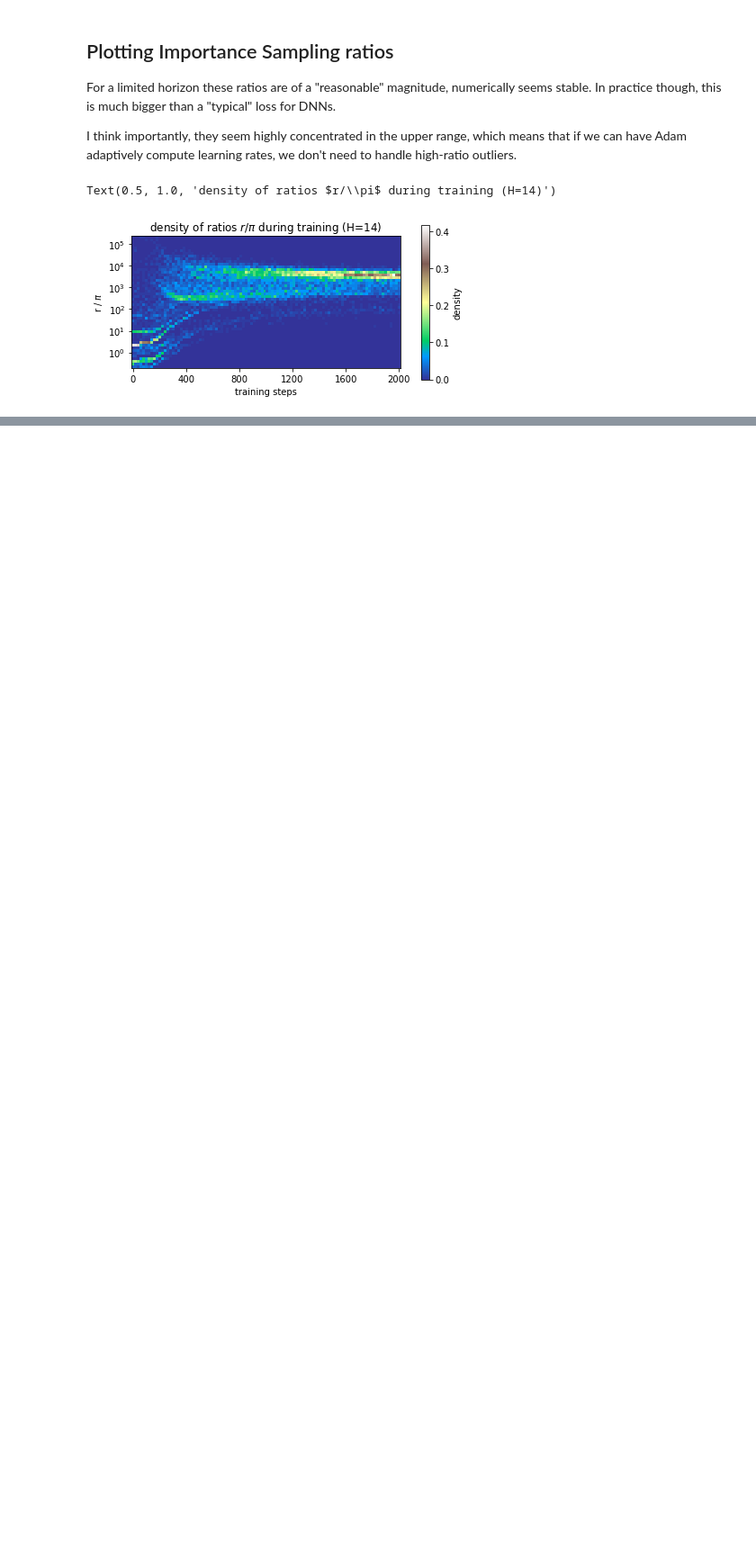
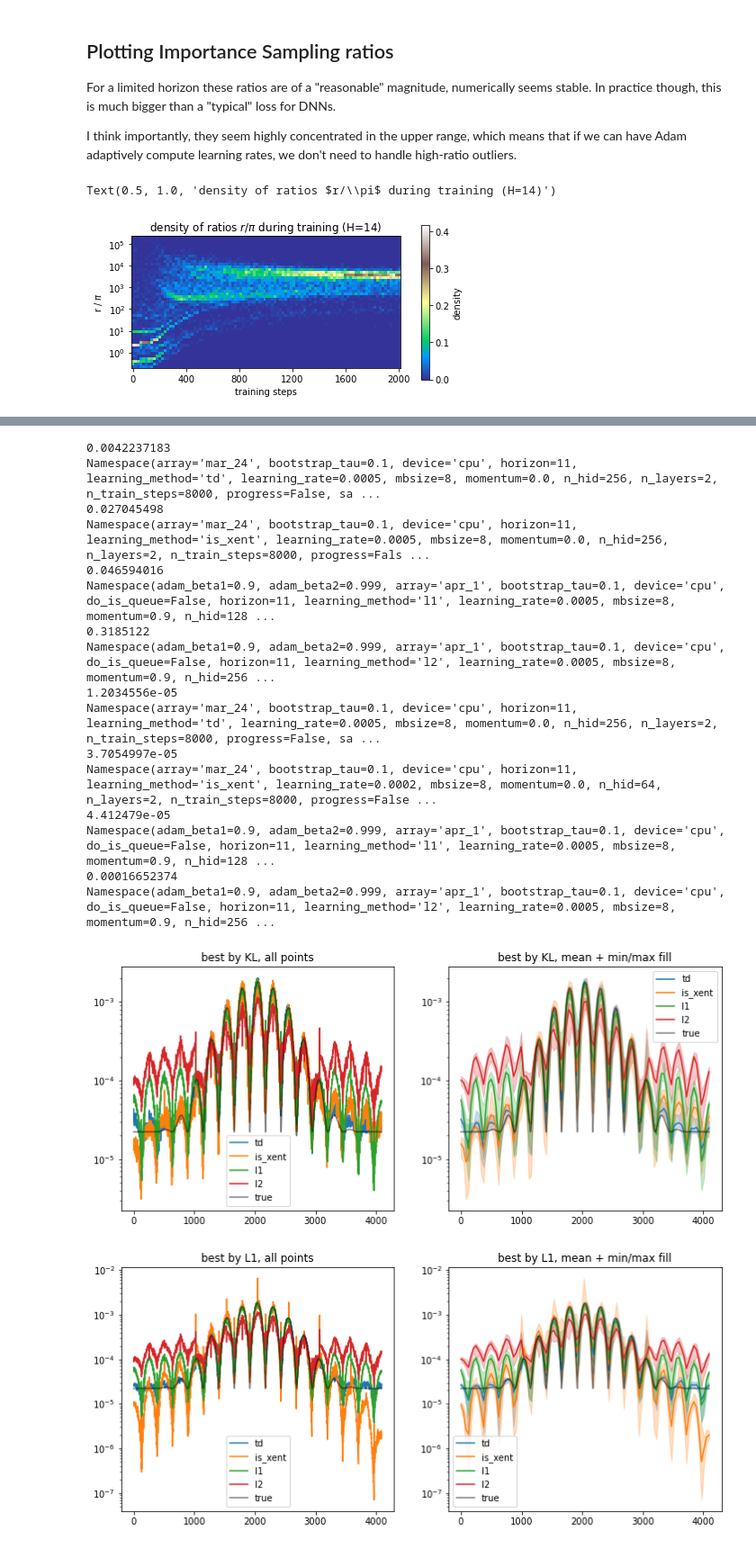
Before and after one commit to MKorablyov/LambdaZero, a Jupyter notebook: LambdaZero/examples/generative_models/toy_1d_plots.ipynb, the cells around one changed output, grey strips where cells are left out. Shown: that part at 90% size. Cells and saved outputs as stored; diff of their text form; code cells hidden in the pictures; blank space fills up the shorter version.

Commit message:
additional plots with L1/L2

```diff
--- a/LambdaZero/examples/generative_models/toy_1d_plots.ipynb
+++ b/LambdaZero/examples/generative_models/toy_1d_plots.ipynb
@@ -99,0 +137,20 @@ Text(0.5, 1.0, 'density of ratios $r/\\pi$ during training (H=14)')
+# %%
+res = res_mar_24_l1l2
+methods = ('td', 'is_xent', 'l1', 'l2')
+means_by = defaultdict(lambda: defaultdict(lambda: defaultdict(list)))
+attrs = ['learning_method horizon', 'learning_method learning_rate', 'learning_method n_hid', 'learning_method uniform_sample_prob']
+_attrs = set(sum([i.split() for i in attrs], []))
+attr_ranges = defaultdict(set)
+method_best = defaultdict(lambda:defaultdict(lambda: (1e9,)))
+for exp in res:
+    measures = {'KL': -np.float32(exp['p_dists'])[-10:, 1].mean(),
+                'L1': np.float32(exp['p_dists'])[-10:, 0].mean(),}
+    args = exp['args']
+    for m in measures:
+        if args.horizon == 11 and measures[m] < method_best[m][args.learning_method][0]:
+            method_best[m][args.learning_method] = (measures[m], args, exp)
+    for a in _attrs:
+        attr_ranges[a].add(getattr(args, a))
+    for attr in attrs:
+        for k in measures.keys():
+            means_by[attr][tuple(getattr(args, i) for i in attr.split(' '))][k].append(measures[k])
@@ -99,0 +159,40 @@ Text(0.5, 1.0, 'density of ratios $r/\\pi$ during training (H=14)')
+# %%
+for m in sorted(method_best.keys()):
+    f, ax = pp.subplots(1, 2, figsize=(12, 5))
+    pp.sca(ax[0])
+    pp.title(f'best by {m}, all points')
+    for i in methods:
+        l1, args, exp = method_best[m][i]
+        print(l1)
+        print(args)
+        pp.plot(exp['est_d'], label=i)
+    pp.plot(exp['true_d'], label='true', color='black', alpha=0.5)
+    pp.yscale('log')
+    pp.legend()
+    pp.sca(ax[1])
+    pp.title(f'best by {m}, mean + min/max fill')
+    for i in methods:
+        l1, args, exp = method_best[m][i]
+        smooth_plot(exp['est_d'], fill_minmax=True, label=i)
+    pp.plot(exp['true_d'], label='true', color='black', alpha=0.5)
+    pp.yscale('log')
+    pp.legend()
+# %% [output]
+0.0042237183
+Namespace(array='mar_24', bootstrap_tau=0.1, device='cpu', horizon=11, learning_method='td', learning_rate=0.0005, mbsize=8, momentum=0.0, n_hid=256, n_layers=2, n_train_steps=8000, progress=False, sa ...
+0.027045498
+Namespace(array='mar_24', bootstrap_tau=0.1, device='cpu', horizon=11, learning_method='is_xent', learning_rate=0.0005, mbsize=8, momentum=0.0, n_hid=256, n_layers=2, n_train_steps=8000, progress=Fals ...
+0.046594016
+Namespace(adam_beta1=0.9, adam_beta2=0.999, array='apr_1', bootstrap_tau=0.1, device='cpu', do_is_queue=False, horizon=11, learning_method='l1', learning_rate=0.0005, mbsize=8, momentum=0.9, n_hid=128 ...
+0.3185122
+Namespace(adam_beta1=0.9, adam_beta2=0.999, array='apr_1', bootstrap_tau=0.1, device='cpu', do_is_queue=False, horizon=11, learning_method='l2', learning_rate=0.0005, mbsize=8, momentum=0.9, n_hid=256 ...
+1.2034556e-05
+Namespace(array='mar_24', bootstrap_tau=0.1, device='cpu', horizon=11, learning_method='td', learning_rate=0.0005, mbsize=8, momentum=0.0, n_hid=256, n_layers=2, n_train_steps=8000, progress=False, sa ...
+3.7054997e-05
+Namespace(array='mar_24', bootstrap_tau=0.1, device='cpu', horizon=11, learning_method='is_xent', learning_rate=0.0002, mbsize=8, momentum=0.0, n_hid=64, n_layers=2, n_train_steps=8000, progress=False ...
+4.412479e-05
+Namespace(adam_beta1=0.9, adam_beta2=0.999, array='apr_1', bootstrap_tau=0.1, device='cpu', do_is_queue=False, horizon=11, learning_method='l1', learning_rate=0.0005, mbsize=8, momentum=0.9, n_hid=128 ...
+0.00016652374
+Namespace(adam_beta1=0.9, adam_beta2=0.999, array='apr_1', bootstrap_tau=0.1, device='cpu', do_is_queue=False, horizon=11, learning_method='l2', learning_rate=0.0005, mbsize=8, momentum=0.9, n_hid=256 ...
+[figure, added]
+[figure, added]
```
Also changed, not shown: parts of 8 cells of this notebook.
